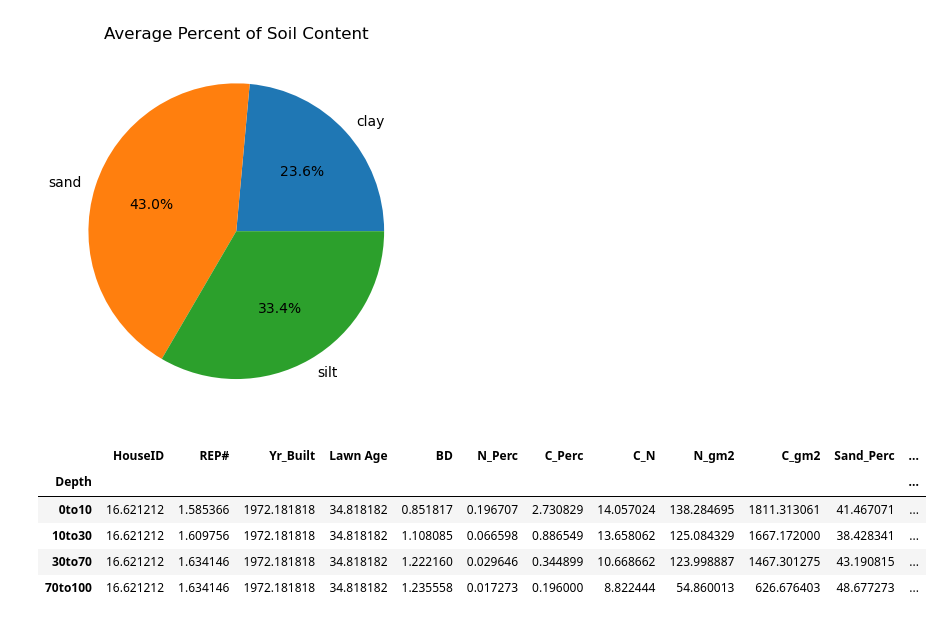
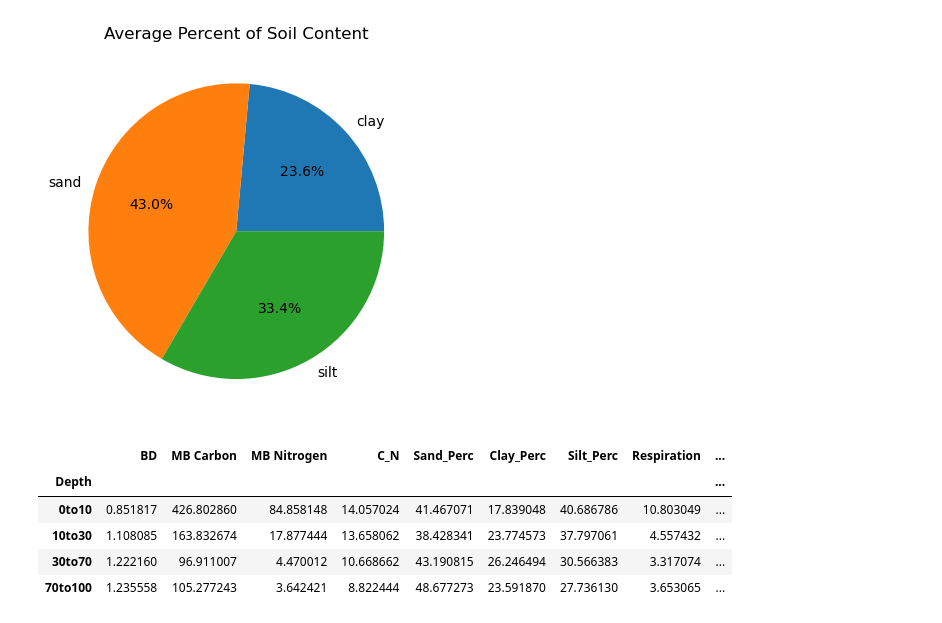
Before and after one commit to odelmas-sci/soil_characteristics, a Jupyter notebook: Forest Soil Characteristics.ipynb, the cells around one changed output. Cells and saved outputs as stored; diff of their text form; code cells hidden in the pictures.

```diff
--- a/Forest Soil Characteristics.ipynb
+++ b/Forest Soil Characteristics.ipynb
@@ -159,3 +141,9 @@ Index(['Site', 'HouseID', 'REP#', 'CoreID', 'Depth', 'LU_Current',
        'Initial Nitrates', 'Initial NH4', 'MB Nitrogen', 'Net N Min',
        'Net Nitr'],
       dtype='object')
+# %%
+import re
+soil_df["MB Carbon"] = soil_df["MB Carbon"].replace(",", "", regex = True)
+soil_df["MB Carbon"]
+soil_df["MB Carbon"] = soil_df["MB Carbon"].astype(float)
+soil_df.info()
@@ -212,13 +218,15 @@ plt.show()
 # %% [output]
 [figure]
 # %%
-depth_soil = soil_df.groupby("Depth").mean()
+depth_soil_mean = soil_df.groupby("Depth")["BD", "MB Carbon", "MB Nitrogen", "C_N", "Sand_Perc", "Clay_Perc", "Silt_Perc",
+                                     "Respiration", "Initial Nitrates", "Initial NH4",
+                                     "Net N Min", "Net Nitr"].mean()
 
-depth_soil
+depth_soil_mean
 # %% [output]
-|  | HouseID | REP# | Yr_Built | Lawn Age | BD | N_Perc | C_Perc | C_N | N_gm2 | C_gm2 | Sand_Perc | ... |
-| Depth |  |  |  |  |  |  |  |  |  |  |  | ... |
-| 0to10 | 16.621212 | 1.585366 | 1972.181818 | 34.818182 | 0.851817 | 0.196707 | 2.730829 | 14.057024 | 138.284695 | 1811.313061 | 41.467071 | ... |
-| 10to30 | 16.621212 | 1.609756 | 1972.181818 | 34.818182 | 1.108085 | 0.066598 | 0.886549 | 13.658062 | 125.084329 | 1667.172000 | 38.428341 | ... |
-| 30to70 | 16.621212 | 1.634146 | 1972.181818 | 34.818182 | 1.222160 | 0.029646 | 0.344899 | 10.668662 | 123.998887 | 1467.301275 | 43.190815 | ... |
-| 70to100 | 16.621212 | 1.634146 | 1972.181818 | 34.818182 | 1.235558 | 0.017273 | 0.196000 | 8.822444 | 54.860013 | 626.676403 | 48.677273 | ... |
+|  | BD | MB Carbon | MB Nitrogen | C_N | Sand_Perc | Clay_Perc | Silt_Perc | Respiration | ... |
+| Depth |  |  |  |  |  |  |  |  | ... |
+| 0to10 | 0.851817 | 426.802860 | 84.858148 | 14.057024 | 41.467071 | 17.839048 | 40.686786 | 10.803049 | ... |
+| 10to30 | 1.108085 | 163.832674 | 17.877444 | 13.658062 | 38.428341 | 23.774573 | 37.797061 | 4.557432 | ... |
+| 30to70 | 1.222160 | 96.911007 | 4.470012 | 10.668662 | 43.190815 | 26.246494 | 30.566383 | 3.317074 | ... |
+| 70to100 | 1.235558 | 105.277243 | 3.642421 | 8.822444 | 48.677273 | 23.591870 | 27.736130 | 3.653065 | ... |
```
Also changed, not shown: parts of 7 cells of this notebook.
